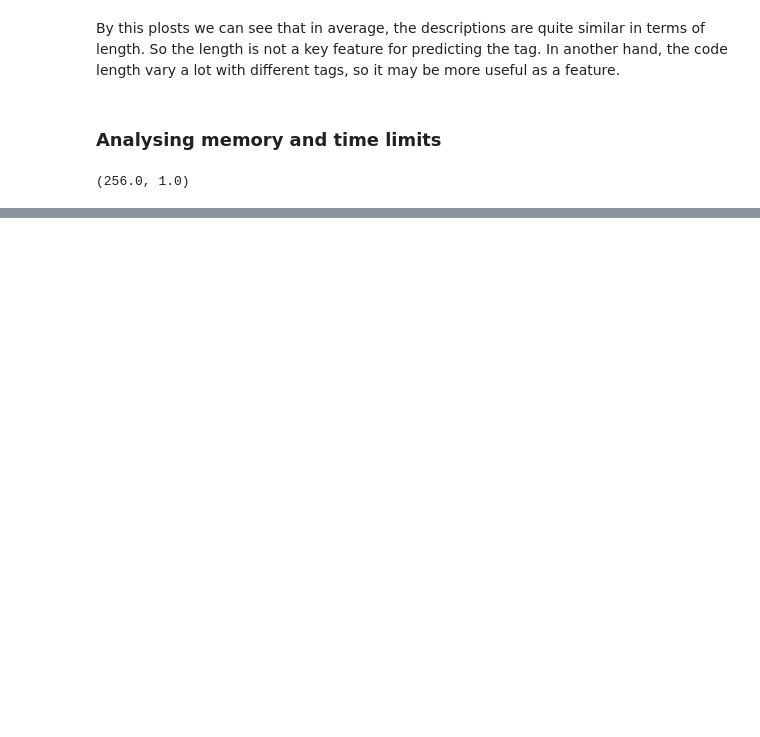
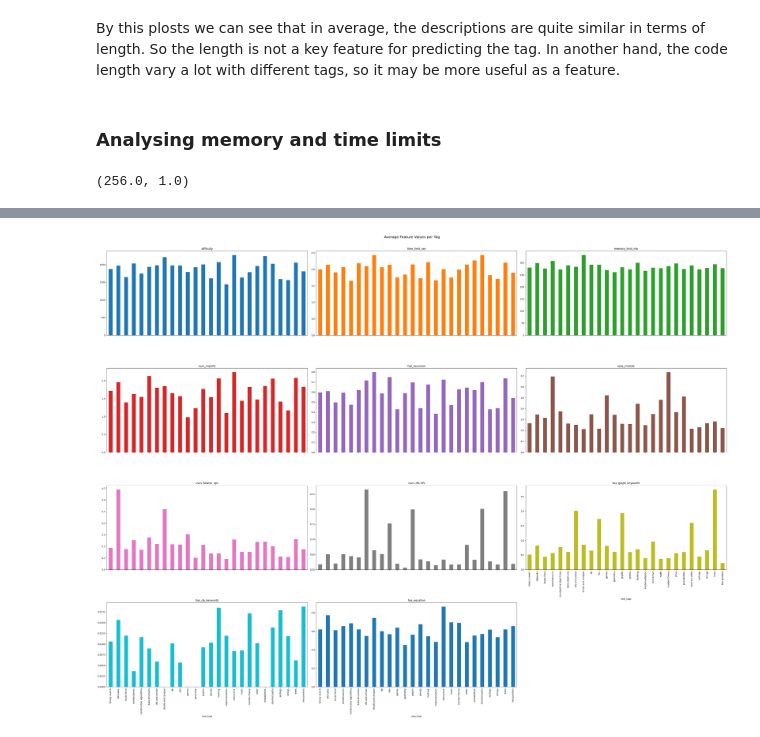
Before and after one commit to AndreWerneck/CodingChallengeTagClassification, a Jupyter notebook: eda.ipynb, the cells around one changed output, grey strips where cells are left out. Cells and saved outputs as stored; diff of their text form; code cells hidden in the pictures; blank space fills up the shorter version.

```diff
--- a/eda.ipynb
+++ b/eda.ipynb
@@ -492,0 +555,22 @@ data_df.head()
+# %%
+# Explode to one row per tag
+df_exploded = data_df.explode("new_tags")
+
+# Features to plot per tag
+features_to_plot = [
+    "difficulty", "time_limit_sec", "memory_limit_mb",
+    "num_imports", "has_recursion", "uses_modulo",
+    "uses_bitwise_ops", "uses_dfs_bfs",
+    "has_graph_keywords", "has_dp_keywords", "has_equation"
+]
+
+# Group by tag and compute mean of each feature
+grouped = df_exploded.groupby("new_tags")[features_to_plot].mean().sort_index()
+
+# Plot
+grouped.plot(kind="bar", subplots=True, layout=(4, 3), figsize=(40, 30), sharex=True, legend=False)
+plt.tight_layout()
+plt.suptitle("Average Feature Values per Tag", fontsize=16, y=1.02)
+plt.show()
+# %% [output]
+[figure, added]
```
Also changed, not shown: parts of 9 cells of this notebook.
